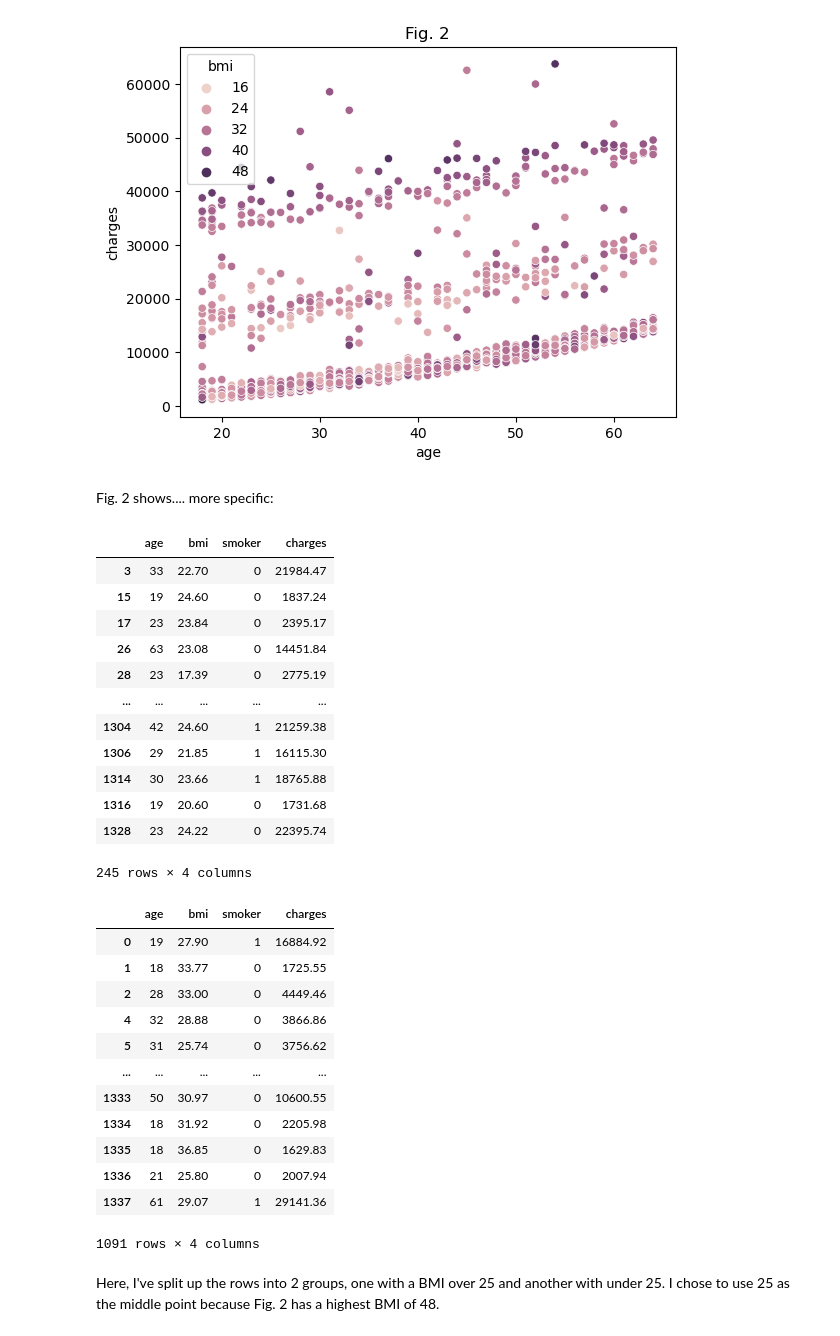
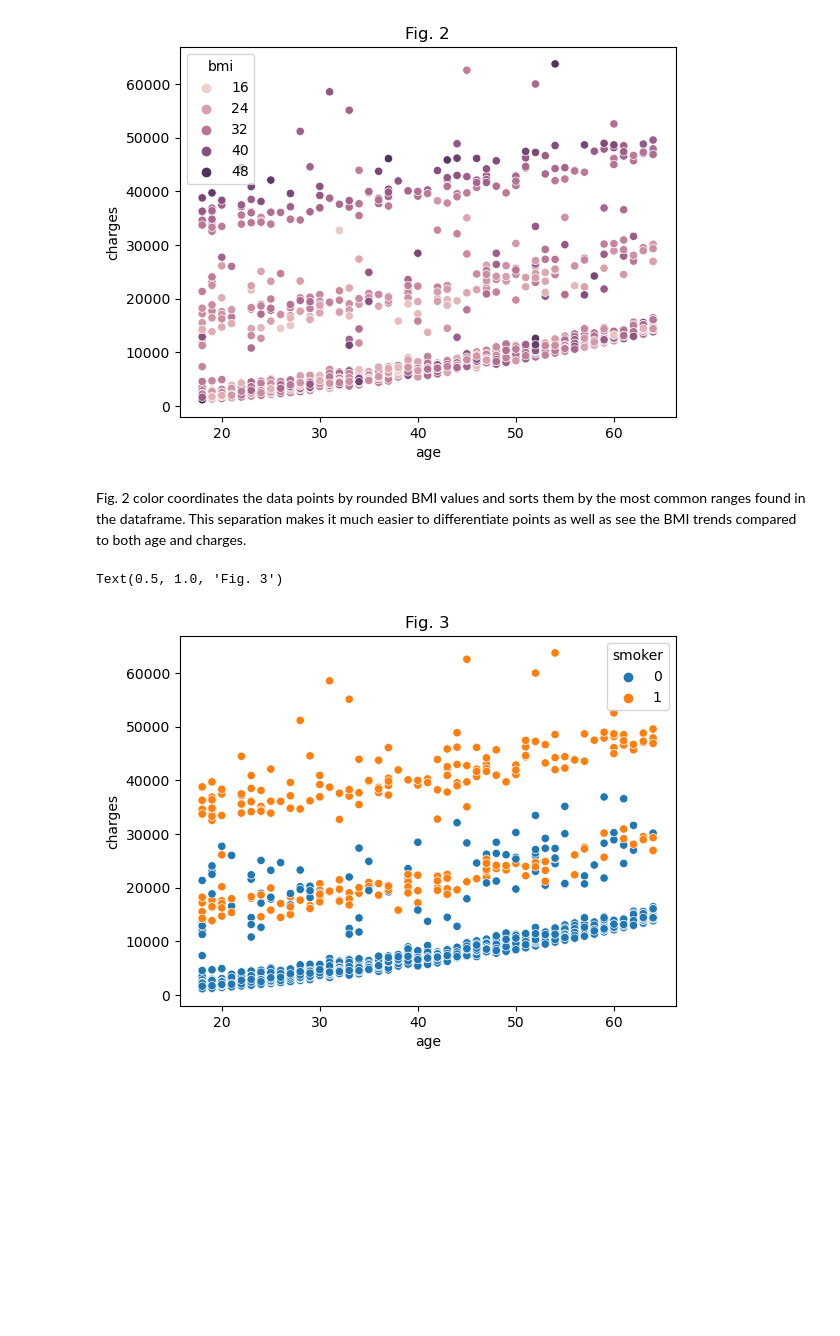
Before and after one commit to ubco-W2022T1-cosc301/project-group44, a Jupyter notebook: notebooks/analysis2.ipynb, the cells around one changed output. Saved outputs shown, nothing was run; the diff lists cells and outputs as text; code cells hidden in the pictures; blank space fills up the shorter version.

```diff
--- a/notebooks/analysis2.ipynb
+++ b/notebooks/analysis2.ipynb
@@ -264,41 +266,11 @@ plt.title('Fig. 2')
 # %% [output]
 Text(0.5, 1.0, 'Fig. 2')
 [figure]
-# %% [markdown]
-Fig. 2 shows.... more specific:
-# %%
-dfBMI1 = cleanData[cleanData["bmi"] < 25]
-dfBMI1
-# %% [output]
-|  | age | bmi | smoker | charges |
-| 3 | 33 | 22.70 | 0 | 21984.47 |
-| 15 | 19 | 24.60 | 0 | 1837.24 |
-| 17 | 23 | 23.84 | 0 | 2395.17 |
-| 26 | 63 | 23.08 | 0 | 14451.84 |
-| 28 | 23 | 17.39 | 0 | 2775.19 |
-| ... | ... | ... | ... | ... |
-| 1304 | 42 | 24.60 | 1 | 21259.38 |
-| 1306 | 29 | 21.85 | 1 | 16115.30 |
-| 1314 | 30 | 23.66 | 1 | 18765.88 |
-| 1316 | 19 | 20.60 | 0 | 1731.68 |
-| 1328 | 23 | 24.22 | 0 | 22395.74 |
-245 rows × 4 columns
-# %%
-dfBMI2 = cleanData[cleanData["bmi"] > 25]
-dfBMI2
-# %% [output]
-|  | age | bmi | smoker | charges |
-| 0 | 19 | 27.90 | 1 | 16884.92 |
-| 1 | 18 | 33.77 | 0 | 1725.55 |
-| 2 | 28 | 33.00 | 0 | 4449.46 |
-| 4 | 32 | 28.88 | 0 | 3866.86 |
-| 5 | 31 | 25.74 | 0 | 3756.62 |
-| ... | ... | ... | ... | ... |
-| 1333 | 50 | 30.97 | 0 | 10600.55 |
-| 1334 | 18 | 31.92 | 0 | 2205.98 |
-| 1335 | 18 | 36.85 | 0 | 1629.83 |
-| 1336 | 21 | 25.80 | 0 | 2007.94 |
-| 1337 | 61 | 29.07 | 1 | 29141.36 |
-1091 rows × 4 columns
-# %% [markdown]
-Here, I've split up the rows into 2 groups, one with a BMI over 25 and another with under 25. I chose to use 25 as the middle point because Fig. 2 has a highest BMI of 48.
+# %% [markdown]
+Fig. 2 color coordinates the data points by rounded BMI values and sorts them by the most common ranges found in the dataframe. This separation makes it much easier to differentiate points as well as see the BMI trends compared to both age and charges.
+# %%
+sns.scatterplot(data = cleanData, x ='age', y = 'charges', hue = 'smoker')
+plt.title('Fig. 3')
+# %% [output]
+Text(0.5, 1.0, 'Fig. 3')
+[figure, added]
```
Also changed, not shown: parts of 11 cells of this notebook.
